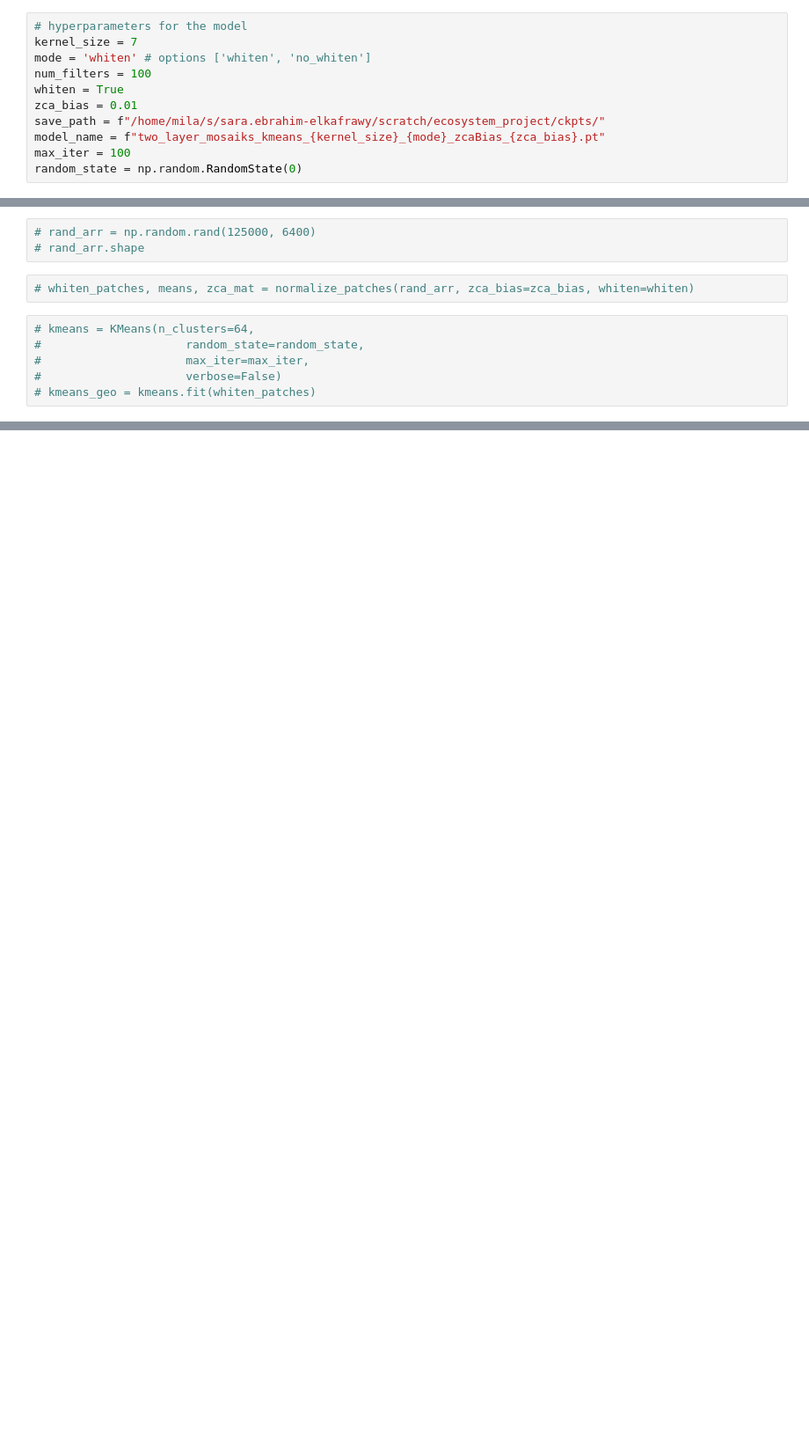
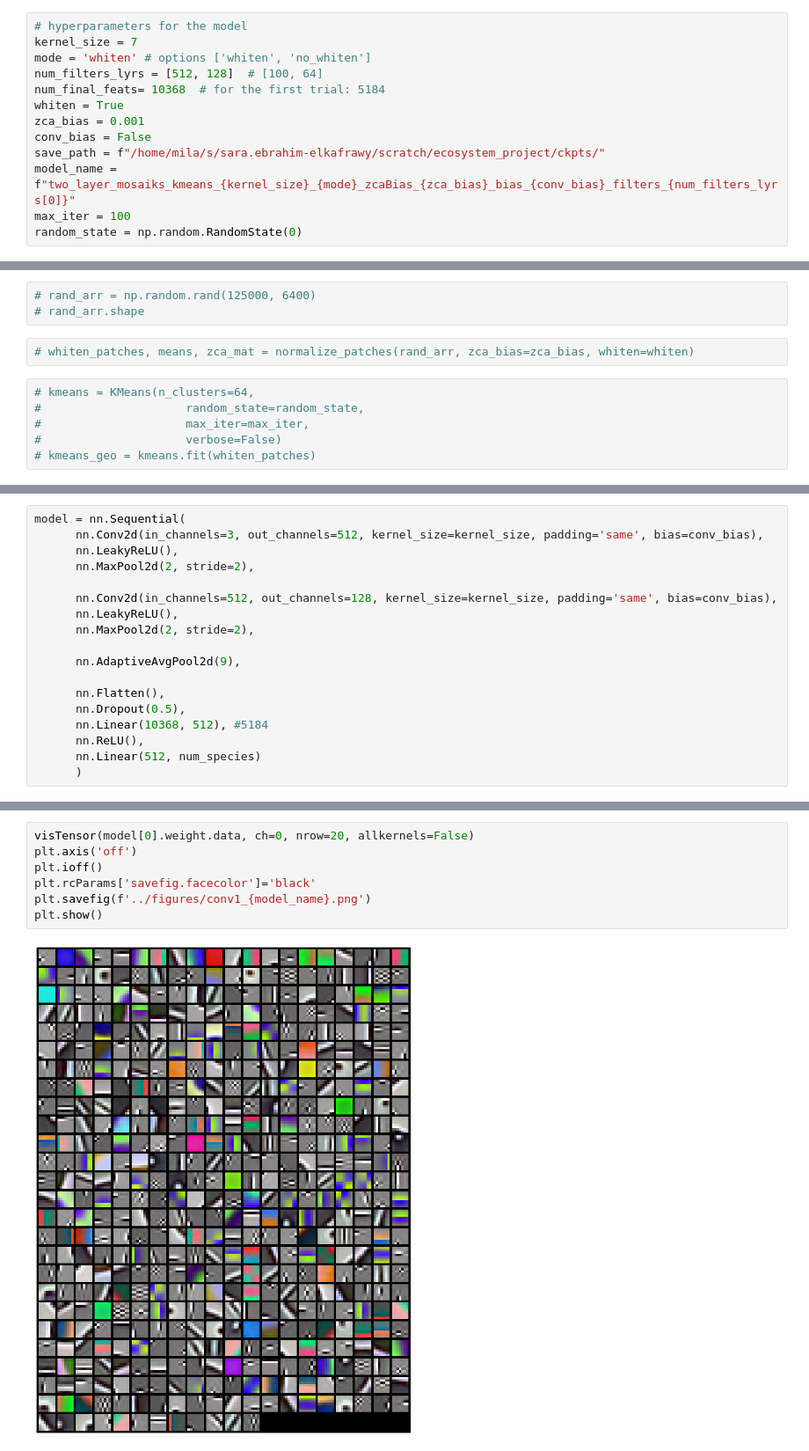
Before and after one commit to salelkafrawy/remote_sensing, a Jupyter notebook: notebooks/mosaiks/two_layers/2L_mosaiks_kmeans.ipynb, the cells around one changed output, grey strips where cells are left out. Shown: that part at 88% size. Cells and saved outputs as stored; diff of their text form; blank space fills up the shorter version.

```diff
--- a/notebooks/mosaiks/two_layers/2L_mosaiks_kmeans.ipynb
+++ b/notebooks/mosaiks/two_layers/2L_mosaiks_kmeans.ipynb
@@ -71,11 +71,13 @@ trf = torch.nn.Sequential(
 # hyperparameters for the model
 kernel_size = 7
 mode = 'whiten' # options ['whiten', 'no_whiten']
-num_filters = 100
+num_filters_lyrs = [512, 128]  # [100, 64]
+num_final_feats= 10368  # for the first trial: 5184
 whiten = True
-zca_bias = 0.01
+zca_bias = 0.001
+conv_bias = False
 save_path = f"/home/mila/s/sara.ebrahim-elkafrawy/scratch/ecosystem_project/ckpts/"
-model_name = f"two_layer_mosaiks_kmeans_{kernel_size}_{mode}_zcaBias_{zca_bias}.pt"
+model_name = f"two_layer_mosaiks_kmeans_{kernel_size}_{mode}_zcaBias_{zca_bias}_bias_{conv_bias}_filters_{num_filters_lyrs[0]}"
 max_iter = 100
 random_state = np.random.RandomState(0)
 # %%
@@ -379,0 +409,18 @@ plt.show()
+# %%
+model = nn.Sequential(
+      nn.Conv2d(in_channels=3, out_channels=512, kernel_size=kernel_size, padding='same', bias=conv_bias),
+      nn.LeakyReLU(),
+      nn.MaxPool2d(2, stride=2),
+
+      nn.Conv2d(in_channels=512, out_channels=128, kernel_size=kernel_size, padding='same', bias=conv_bias),
+      nn.LeakyReLU(),
+      nn.MaxPool2d(2, stride=2),
+
+      nn.AdaptiveAvgPool2d(9),
+
+      nn.Flatten(),
+      nn.Dropout(0.5),
+      nn.Linear(10368, 512), #5184
+      nn.ReLU(),
+      nn.Linear(512, num_species)
+      )
@@ -379,0 +433,9 @@ plt.show()
+# %%
+visTensor(model[0].weight.data, ch=0, nrow=20, allkernels=False)
+plt.axis('off')
+plt.ioff()
+plt.rcParams['savefig.facecolor']='black'
+plt.savefig(f'../figures/conv1_{model_name}.png')
+plt.show()
+# %% [output]
+[figure, added]
```
Also changed, not shown: parts of 15 cells of this notebook, 27 other files.
